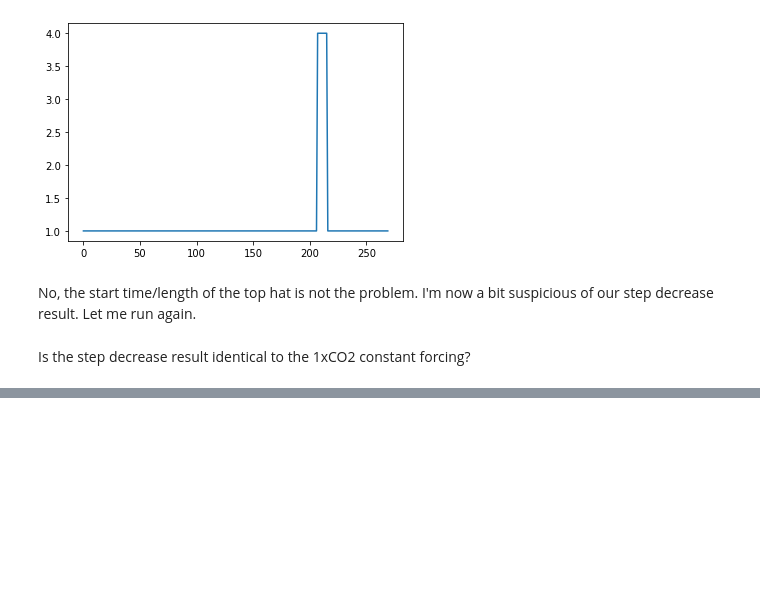
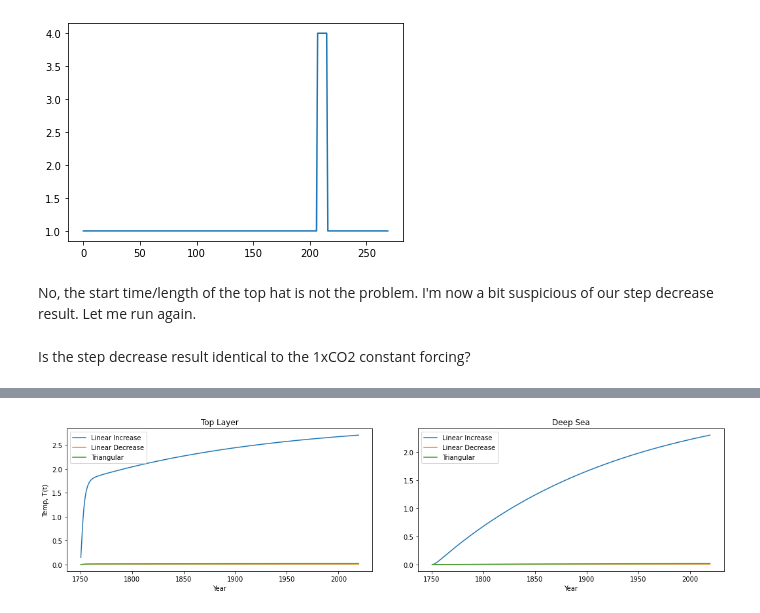
Before and after one commit to francesmcginley/ar6, a Jupyter notebook: Exploration/Forcing_and_reversibility.ipynb, the cells around one changed output, grey strips where cells are left out. Saved outputs shown, nothing was run; the diff lists cells and outputs as text; code cells hidden in the pictures; blank space fills up the shorter version.

```diff
--- a/Exploration/Forcing_and_reversibility.ipynb
+++ b/Exploration/Forcing_and_reversibility.ipynb
@@ -404,0 +540,28 @@ print(outth2.tg - outsd.tg)
+# %%
+# Plotting the linear forcing scenarios
+
+fig, axs = plt.subplots(1,2)
+fig.subplots_adjust(wspace=0.15); fig.set_figwidth(18)
+axs[0].set_ylabel('Temp, T(t)');
+
+
+scenario_names = ["Linear Increase", "Linear Decrease", "Triangular"]
+
+run_outputs = [runs.get(key) for key in scenario_names]
+
+layers = ["Top Layer", "Deep Sea"]
+
+for (run, scen) in zip (run_outputs, scenario_names):
+    for (subpl, col, layer) in zip(axs, [0,1], layers):
+        if col == 0:
+            subpl.plot(run.time, run.tg, label = scen)
+        else:
+             subpl.plot(run.time, run.tlev[:,1], label = scen)
+        subpl.title.set_text(layer)
+        subpl.set_xlabel('Year')
+
+for subpl in axs:
+
+    subpl.legend()
+# %% [output]
+[figure, added]
```
Also changed, not shown: parts of 34 cells of this notebook, 2 other files.
